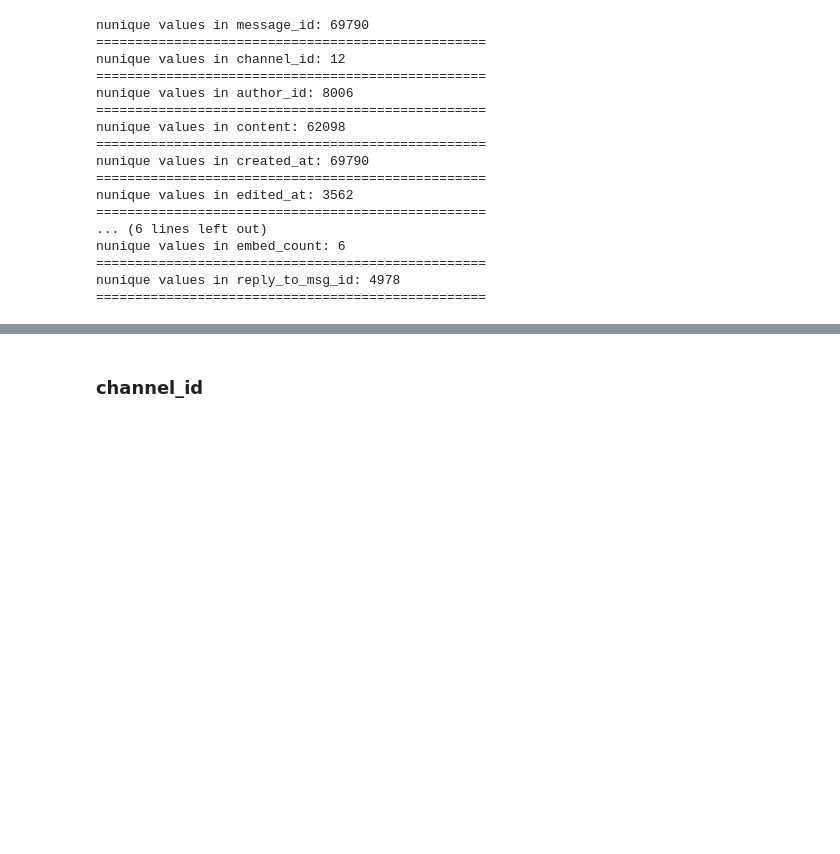
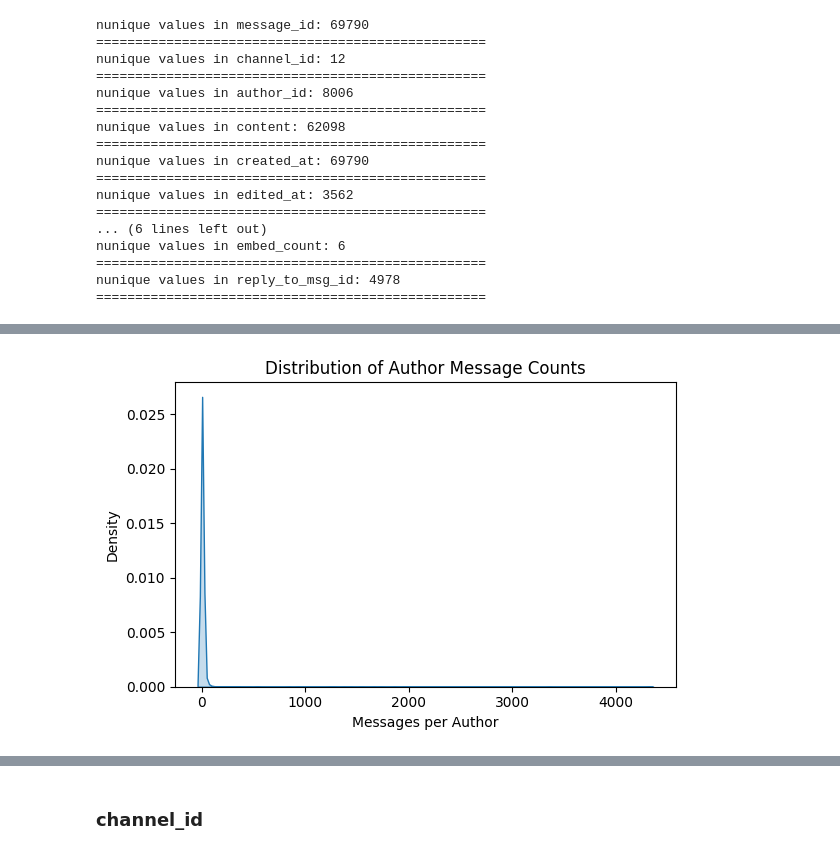
Before and after one commit to Aryan-Kaisth/Discord_Moderation_Bot, a Jupyter notebook: EDA.ipynb, the cells around one changed output, grey strips where cells are left out. Saved outputs shown, nothing was run; the diff lists cells and outputs as text; code cells hidden in the pictures; blank space fills up the shorter version.

```diff
--- a/EDA.ipynb
+++ b/EDA.ipynb
@@ -373,0 +375,16 @@ plt.show()
+# %%
+# Data
+x = df['author_id'].value_counts()
+
+# Plot
+plt.figure(figsize=(6, 4))
+sns.kdeplot(x=x, fill=True)
+
+plt.title("Distribution of Author Message Counts")
+plt.xlabel("Messages per Author")
+plt.ylabel("Density")
+
+plt.tight_layout()
+plt.show()
+# %% [output]
+[figure, added]
```
Also changed, not shown: parts of 18 cells of this notebook.
